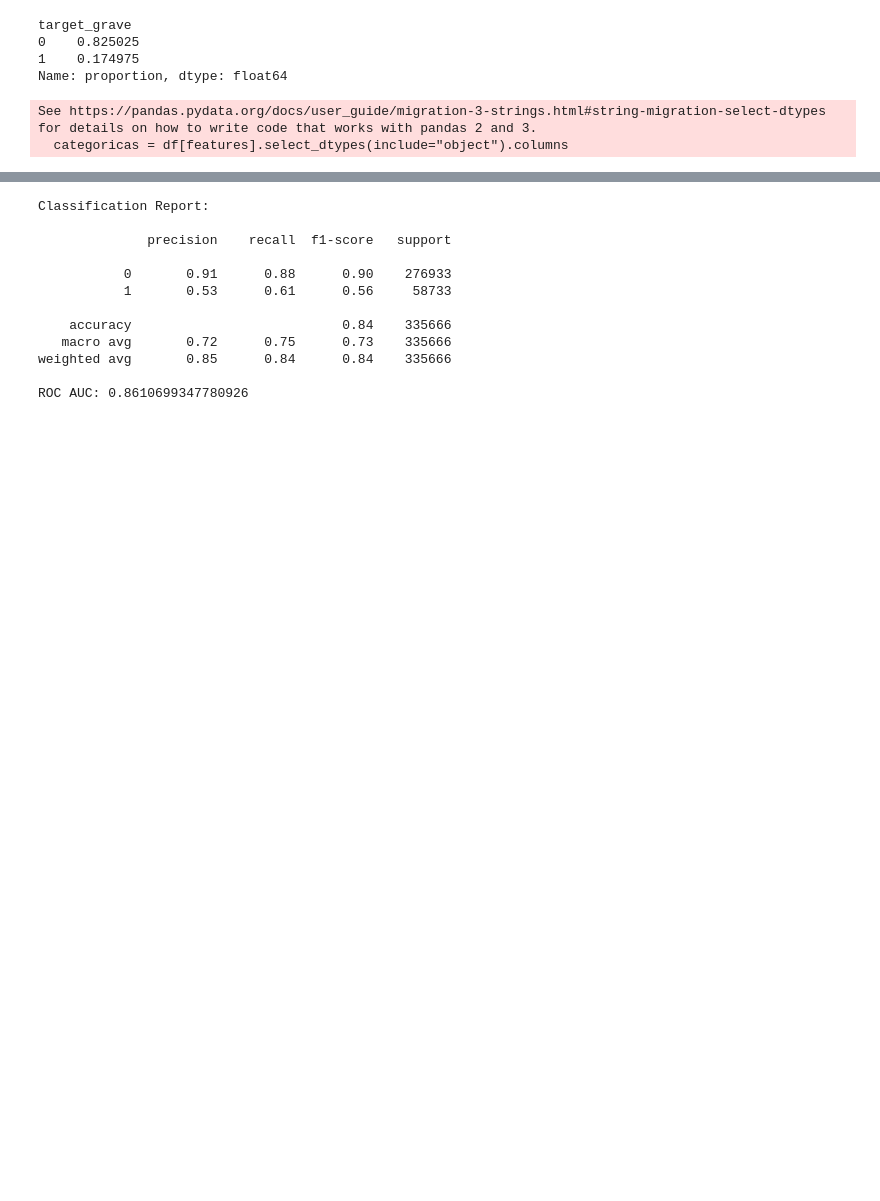
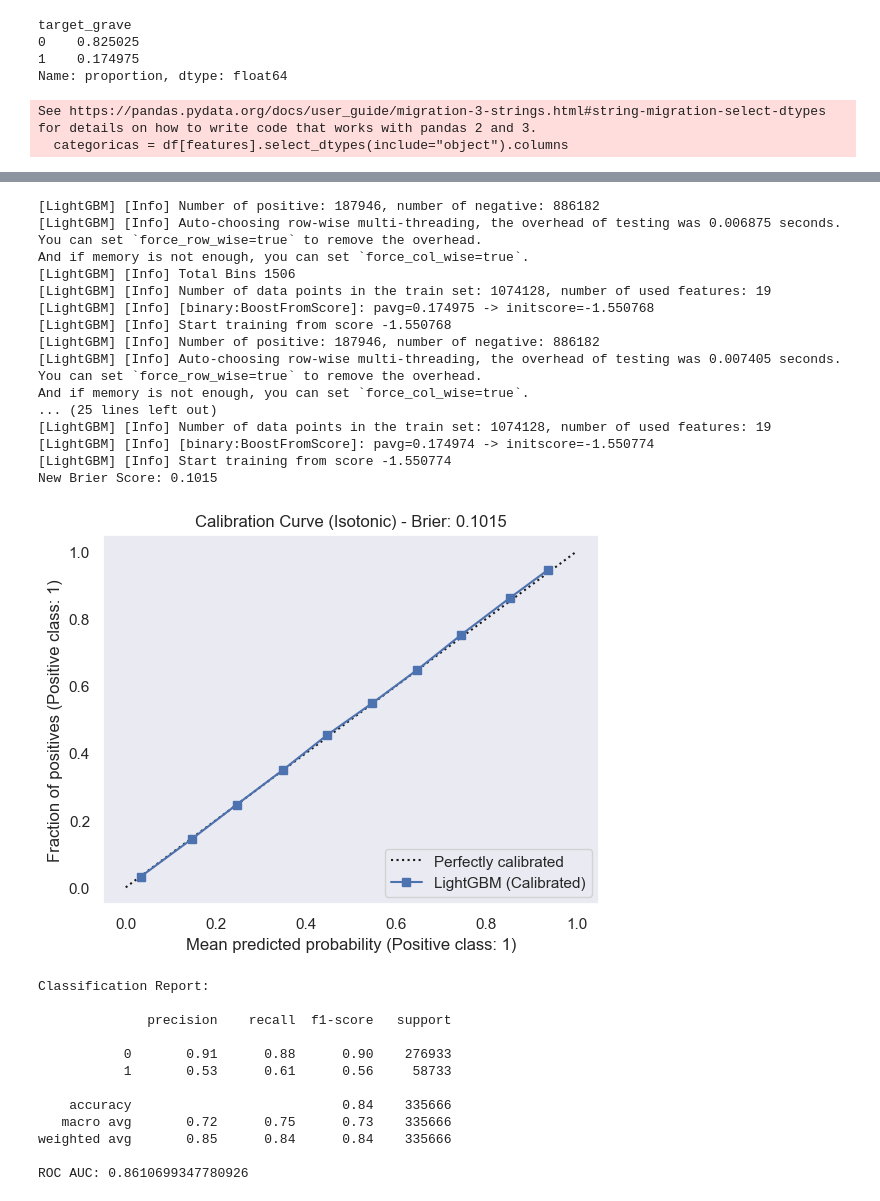
Before and after one commit to FauseSkyWalker/ML-Transportes, a Jupyter notebook: PBIC/EtapaML/Final/z5 copy.ipynb, the cells around one changed output, grey strips where cells are left out. Saved outputs shown, nothing was run; the diff lists cells and outputs as text; code cells hidden in the pictures; blank space fills up the shorter version.

```diff
--- a/PBIC/EtapaML/Final/z5 copy.ipynb
+++ b/PBIC/EtapaML/Final/z5 copy.ipynb
@@ -210,6 +214,60 @@ LGBMClassifier(colsample_bytree=0.8, learning_rate=0.05, min_child_samples=50,
                n_estimators=600, n_jobs=-1, num_leaves=64, random_state=42,
                reg_alpha=0.3, reg_lambda=0.3, scale_pos_weight=2.5,
                subsample=0.8)
+# %%
+from sklearn.calibration import CalibratedClassifierCV, CalibrationDisplay
+from sklearn.metrics import brier_score_loss
+import matplotlib.pyplot as plt
+
+# Assuming 'lgbm_model' is your initialized base LightGBM model
+# (e.g., lgbm_model = LGBMClassifier(...))
+# and you have your X_train, y_train, X_test, y_test ready
+
+# 1. Initialize the calibrator
+# 'isotonic' is highly recommended for large datasets and fixes the "belly" shape well.
+# If your dataset is very small, 'sigmoid' (Platt Scaling) might be preferred.
+calibrated_lgbm = CalibratedClassifierCV(estimator=modelo, method='isotonic', cv=5)
+
+# 2. Fit the calibrated model (This trains the base model AND calibrates it)
+calibrated_lgbm.fit(X_train, y_train)
+
+# 3. Get the new, calibrated probabilities for the test set
+calibrated_proba = calibrated_lgbm.predict_proba(X_test)[:, 1]
+
+# 4. Calculate the new Brier Score to see the improvement
+new_brier = brier_score_loss(y_test, calibrated_proba)
+print(f"New Brier Score: {new_brier:.4f}")
+
+# 5. Plot the new Calibration Curve to compare the visual results
+disp_calib = CalibrationDisplay.from_predictions(
+    y_test,
+    calibrated_proba,
+    n_bins=10,
+    name='LightGBM (Calibrated)'
+)
+
+plt.title(f'Calibration Curve (Isotonic) - Brier: {new_brier:.4f}')
+plt.grid(False) # Prevents grid overlap
+plt.show()
+# %% [output]
+[LightGBM] [Info] Number of positive: 187946, number of negative: 886182
+[LightGBM] [Info] Auto-choosing row-wise multi-threading, the overhead of testing was 0.006875 seconds.
+You can set `force_row_wise=true` to remove the overhead.
+And if memory is not enough, you can set `force_col_wise=true`.
+[LightGBM] [Info] Total Bins 1506
+[LightGBM] [Info] Number of data points in the train set: 1074128, number of used features: 19
+[LightGBM] [Info] [binary:BoostFromScore]: pavg=0.174975 -> initscore=-1.550768
+[LightGBM] [Info] Start training from score -1.550768
+[LightGBM] [Info] Number of positive: 187946, number of negative: 886182
+[LightGBM] [Info] Auto-choosing row-wise multi-threading, the overhead of testing was 0.007405 seconds.
+You can set `force_row_wise=true` to remove the overhead.
+And if memory is not enough, you can set `force_col_wise=true`.
+... (25 lines left out)
+[LightGBM] [Info] Number of data points in the train set: 1074128, number of used features: 19
+[LightGBM] [Info] [binary:BoostFromScore]: pavg=0.174974 -> initscore=-1.550774
+[LightGBM] [Info] Start training from score -1.550774
+New Brier Score: 0.1015
+[figure, added]
 # %%
 pred = modelo.predict(X_test)
 proba = modelo.predict_proba(X_test)[:,1]
```
Also changed, not shown: parts of 17 cells of this notebook, 29 other files.
